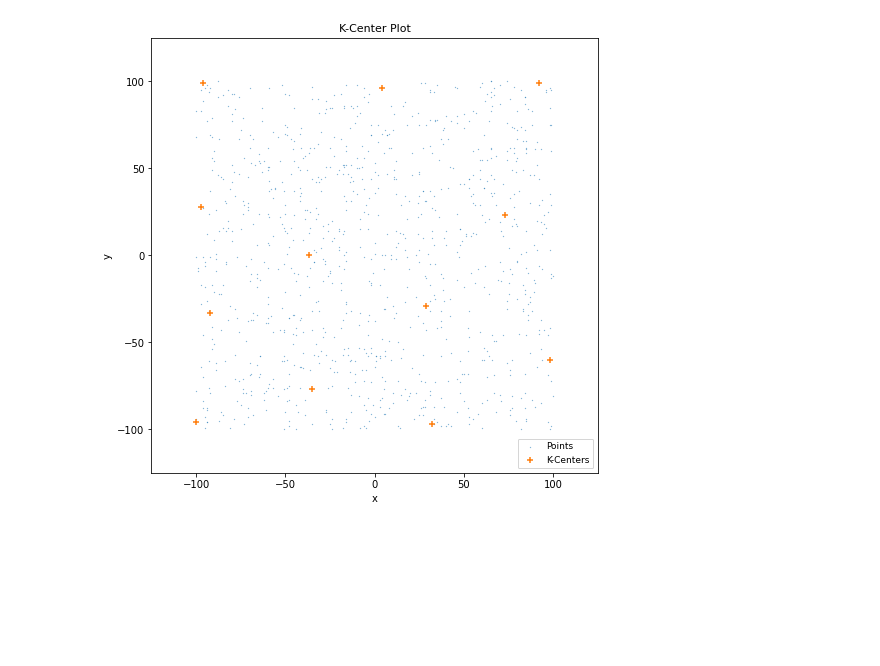
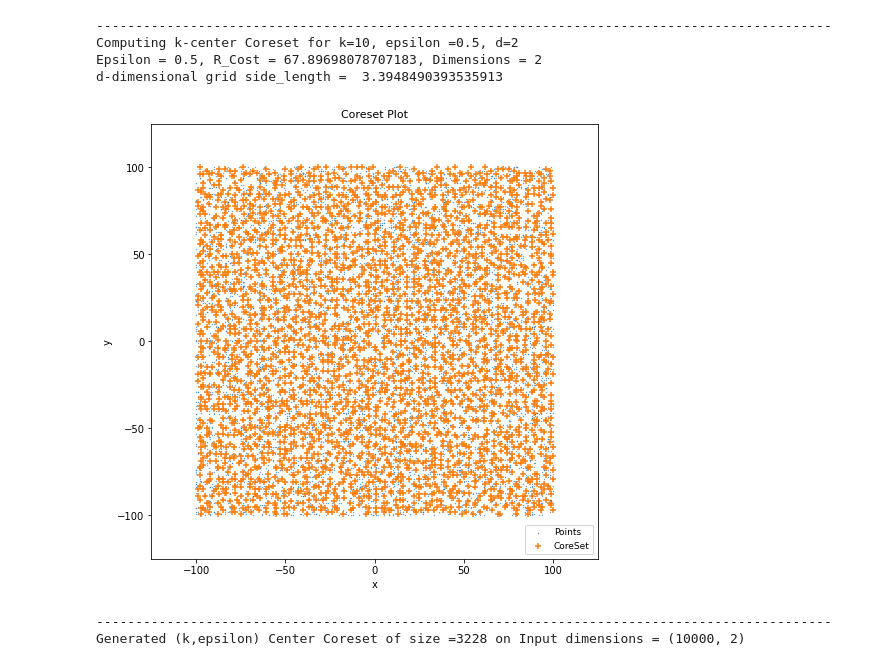
Before and after one commit to kvombatkere/CoreSets-Algorithms, a Jupyter notebook: algorithms/coreset_kcenter.ipynb, the cells around one changed output. Saved outputs shown, nothing was run; the diff lists cells and outputs as text; code cells hidden in the pictures; blank space fills up the shorter version.

Commit message:
kcenter coreset updates

```diff
--- a/algorithms/coreset_kcenter.ipynb
+++ b/algorithms/coreset_kcenter.ipynb
@@ -81,8 +187,8 @@ class Coreset_kCenter:
 # %%
 #Test data
 x_arr = []
-for i in range(1000):
+for i in range(10000):
     x_val, y_val = np.random.randint(-100,101), np.random.randint(-100,101)
     x_arr.append([x_val, y_val])
 # %%
-test_kcenter = Coreset_kCenter(x_arr, 12, 0.2)
+test_kcenter = Coreset_kCenter(x_arr, 10, 0.5)
@@ -115,4 +195,10 @@ array([[  73,   23],
-# %%
-test_kcenter.plot2D_kcenters()
-# %% [output]
-[figure, removed]
+# %%
+test_coreset = test_kcenter.compute_kCenter_Coreset()
+# %% [output]
+----------------------------------------------------------------------------------------------
+Computing k-center Coreset for k=10, epsilon =0.5, d=2
+Epsilon = 0.5, R_Cost = 67.89698078707183, Dimensions = 2
+d-dimensional grid side_length =  3.3948490393535913
+[figure, added]
+----------------------------------------------------------------------------------------------
+Generated (k,epsilon) Center Coreset of size =3228 on Input dimensions = (10000, 2)
```
Also changed, not shown: parts of 5 cells of this notebook.
